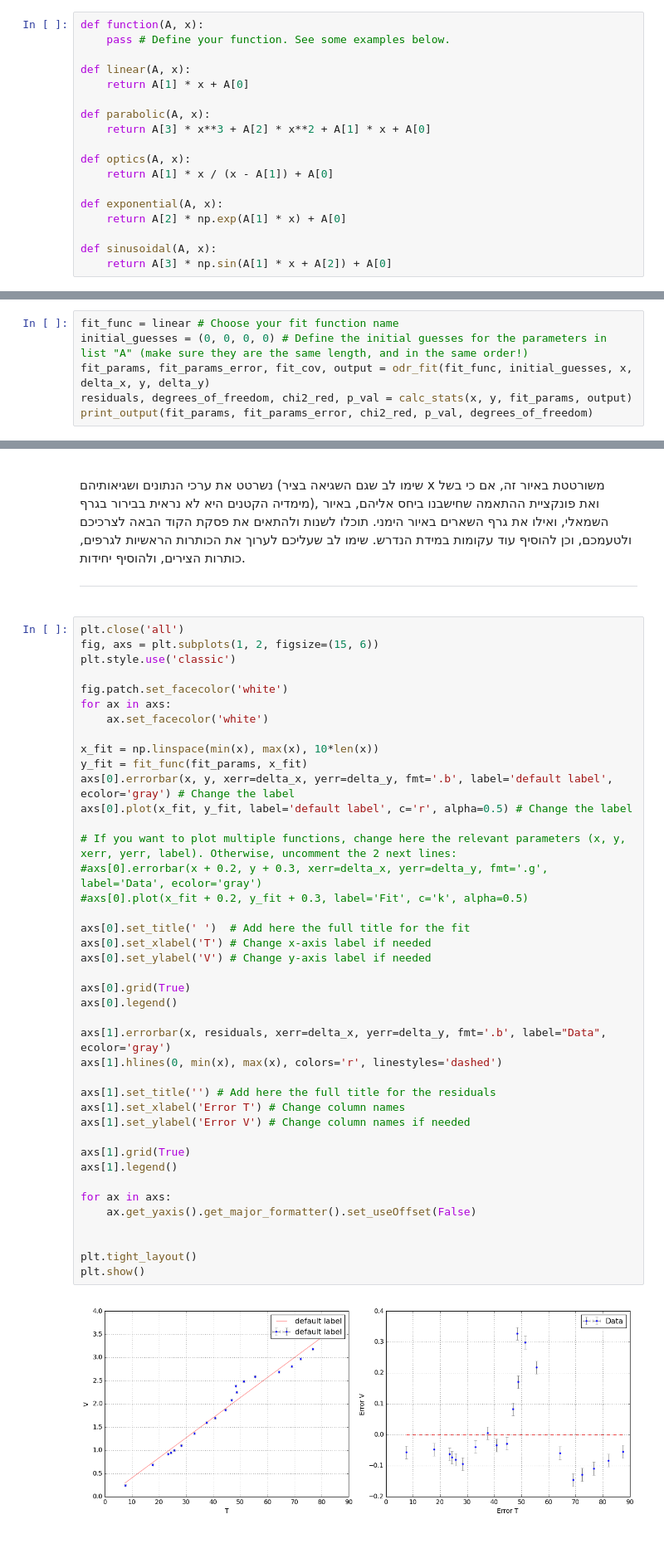
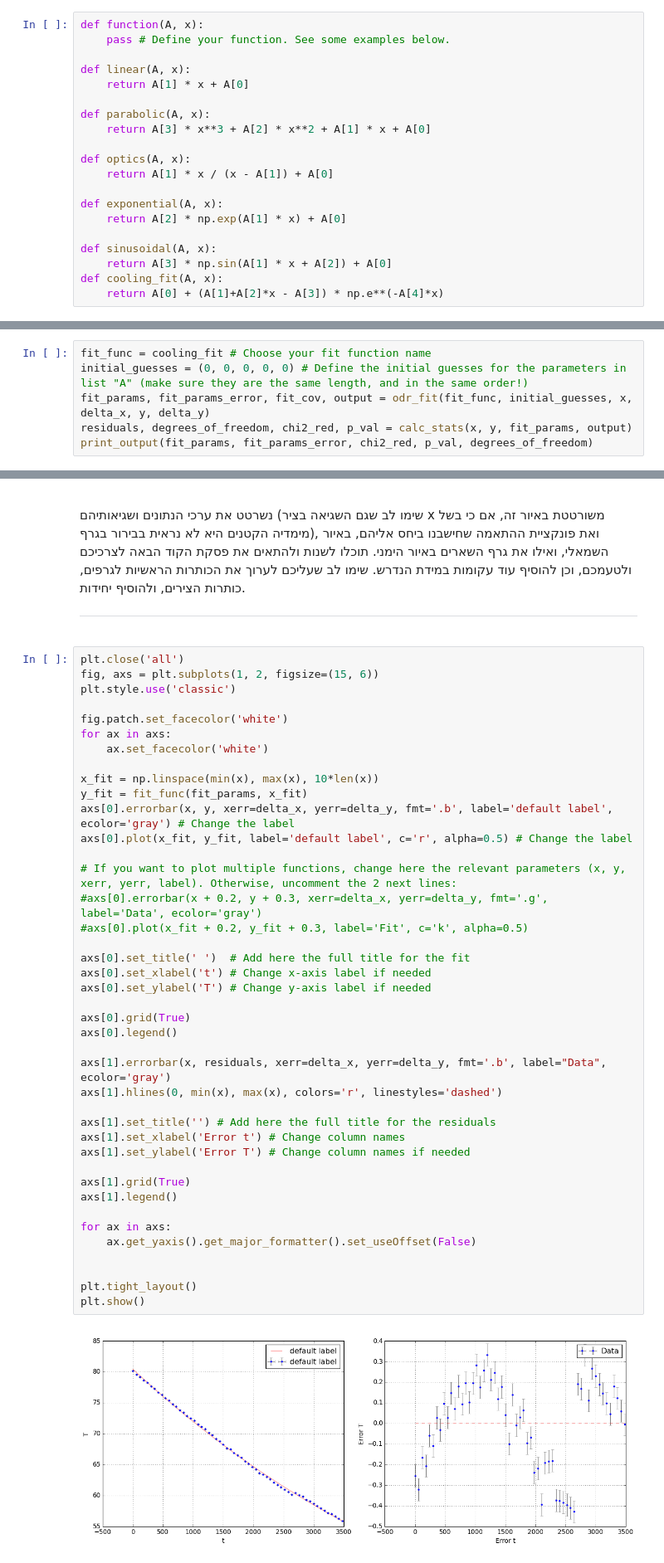
Before and after one commit to alumni1606/Lab-Reports, a Jupyter notebook: Thermo-couple/LabA_data_processing.ipynb, the cells around one changed output, grey strips where cells are left out. Shown at 83% size. Cells and saved outputs as stored; diff of their text form.

```diff
--- a/Thermo-couple/LabA_data_processing.ipynb
+++ b/Thermo-couple/LabA_data_processing.ipynb
@@ -108,6 +108,8 @@ def exponential(A, x):
 
 def sinusoidal(A, x):
     return A[3] * np.sin(A[1] * x + A[2]) + A[0]
+def cooling_fit(A, x):
+    return A[0] + (A[1]+A[2]*x - A[3]) * np.e**(-A[4]*x)
 # %% [markdown]
 <div dir="rtl" lang="he" xml:lang="he">
  תוכלו להתנסות בבחירת פונקציות התאמה שונות וניחושים התחלתיים שונים:
@@ -240,6 +242,6 @@ plt.show()
 # %%
-fit_func = linear # Choose your fit function name
-initial_guesses = (0, 0, 0, 0) # Define the initial guesses for the parameters in list "A" (make sure they are the same length, and in the same order!)
+fit_func = cooling_fit # Choose your fit function name
+initial_guesses = (0, 0, 0, 0, 0) # Define the initial guesses for the parameters in list "A" (make sure they are the same length, and in the same order!)
 fit_params, fit_params_error, fit_cov, output = odr_fit(fit_func, initial_guesses, x, delta_x, y, delta_y)
 residuals, degrees_of_freedom, chi2_red, p_val = calc_stats(x, y, fit_params, output)
 print_output(fit_params, fit_params_error, chi2_red, p_val, degrees_of_freedom)
@@ -292,35 +302,35 @@ for ax in axs:
 
 x_fit = np.linspace(min(x), max(x), 10*len(x))
 y_fit = fit_func(fit_params, x_fit)
 axs[0].errorbar(x, y, xerr=delta_x, yerr=delta_y, fmt='.b', label='default label', ecolor='gray') # Change the label
 axs[0].plot(x_fit, y_fit, label='default label', c='r', alpha=0.5) # Change the label
 
 # If you want to plot multiple functions, change here the relevant parameters (x, y, xerr, yerr, label). Otherwise, uncomment the 2 next lines:
 #axs[0].errorbar(x + 0.2, y + 0.3, xerr=delta_x, yerr=delta_y, fmt='.g', label='Data', ecolor='gray')
 #axs[0].plot(x_fit + 0.2, y_fit + 0.3, label='Fit', c='k', alpha=0.5)
 
 axs[0].set_title(' ')  # Add here the full title for the fit
-axs[0].set_xlabel('T') # Change x-axis label if needed
-axs[0].set_ylabel('V') # Change y-axis label if needed
+axs[0].set_xlabel('t') # Change x-axis label if needed
+axs[0].set_ylabel('T') # Change y-axis label if needed
 
 axs[0].grid(True)
 axs[0].legend()
 
 axs[1].errorbar(x, residuals, xerr=delta_x, yerr=delta_y, fmt='.b', label="Data", ecolor='gray')
 axs[1].hlines(0, min(x), max(x), colors='r', linestyles='dashed')
 
 axs[1].set_title('') # Add here the full title for the residuals
-axs[1].set_xlabel('Error T') # Change column names
-axs[1].set_ylabel('Error V') # Change column names if needed
+axs[1].set_xlabel('Error t') # Change column names
+axs[1].set_ylabel('Error T') # Change column names if needed
 
 axs[1].grid(True)
 axs[1].legend()
 
 for ax in axs:
     ax.get_yaxis().get_major_formatter().set_useOffset(False)
 
 
 plt.tight_layout()
 plt.show()
 # %% [output]
-[figure, old version]
+[figure, new version]
```
Also changed, not shown: parts of 4 cells of this notebook, 40 other files.
